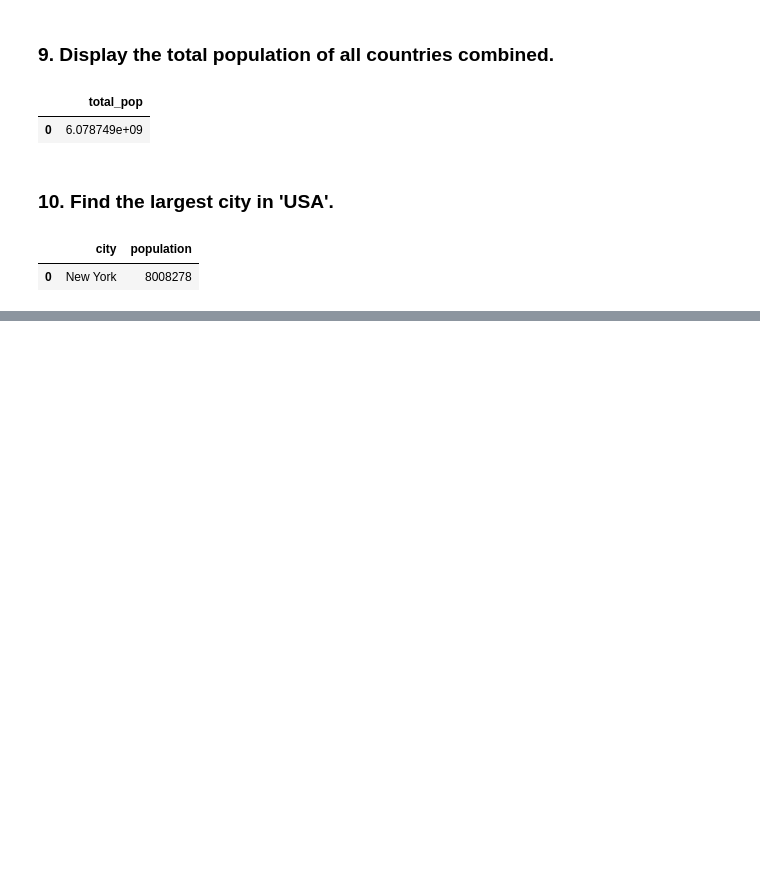
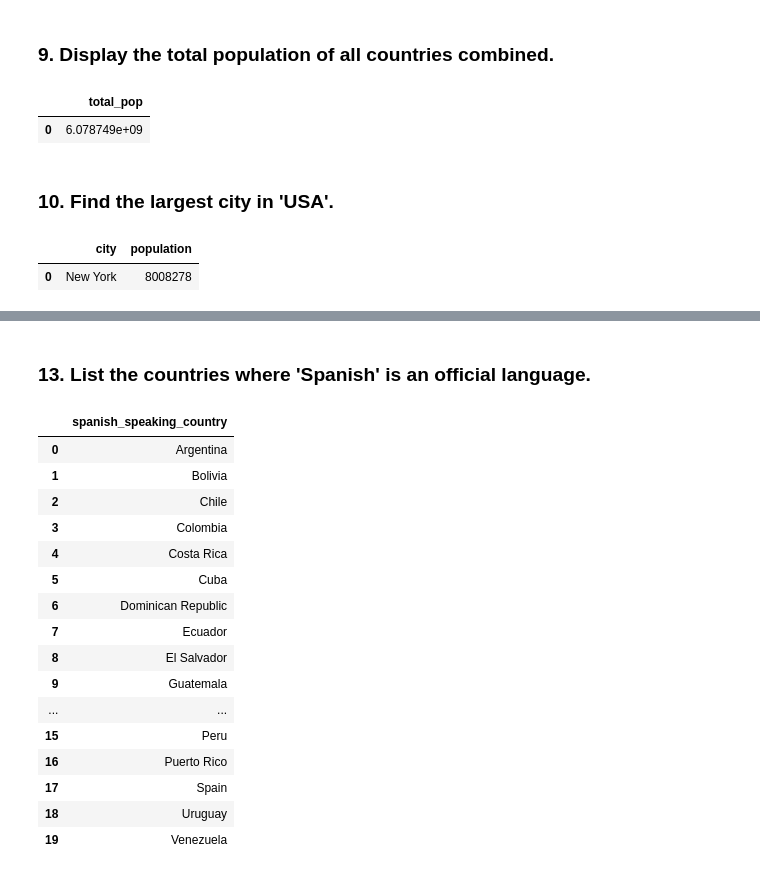
Before and after one commit to chusk2/databases_practice, a Jupyter notebook: world_questions.ipynb, the cells around one changed output, grey strips where cells are left out. Drawn from its saved outputs; the diff is of its cells as text; code cells hidden in the pictures; blank space fills up the shorter version.

```diff
--- a/world_questions.ipynb
+++ b/world_questions.ipynb
@@ -192,0 +250,31 @@ pd.read_sql(query, con=engine)
+# %% [markdown]
+### 13. List the countries where 'Spanish' is an official language.
+# %%
+query = '''
+select
+    c.Name as spanish_speaking_country
+from countrylanguage cl
+join country c on cl.CountryCode = c.Code
+where cl.Language = 'Spanish' and cl.IsOfficial = 't'
+order by 1 ;
+'''
+
+pd.read_sql_query(query, con = engine)
+# %% [output]
+|  | spanish_speaking_country |
+| 0 | Argentina |
+| 1 | Bolivia |
+| 2 | Chile |
+| 3 | Colombia |
+| 4 | Costa Rica |
+| 5 | Cuba |
+| 6 | Dominican Republic |
+| 7 | Ecuador |
+| 8 | El Salvador |
+| 9 | Guatemala |
+| ... | ... |
+| 15 | Peru |
+| 16 | Puerto Rico |
+| 17 | Spain |
+| 18 | Uruguay |
+| 19 | Venezuela |
```
Also changed, not shown: parts of 25 cells of this notebook.
